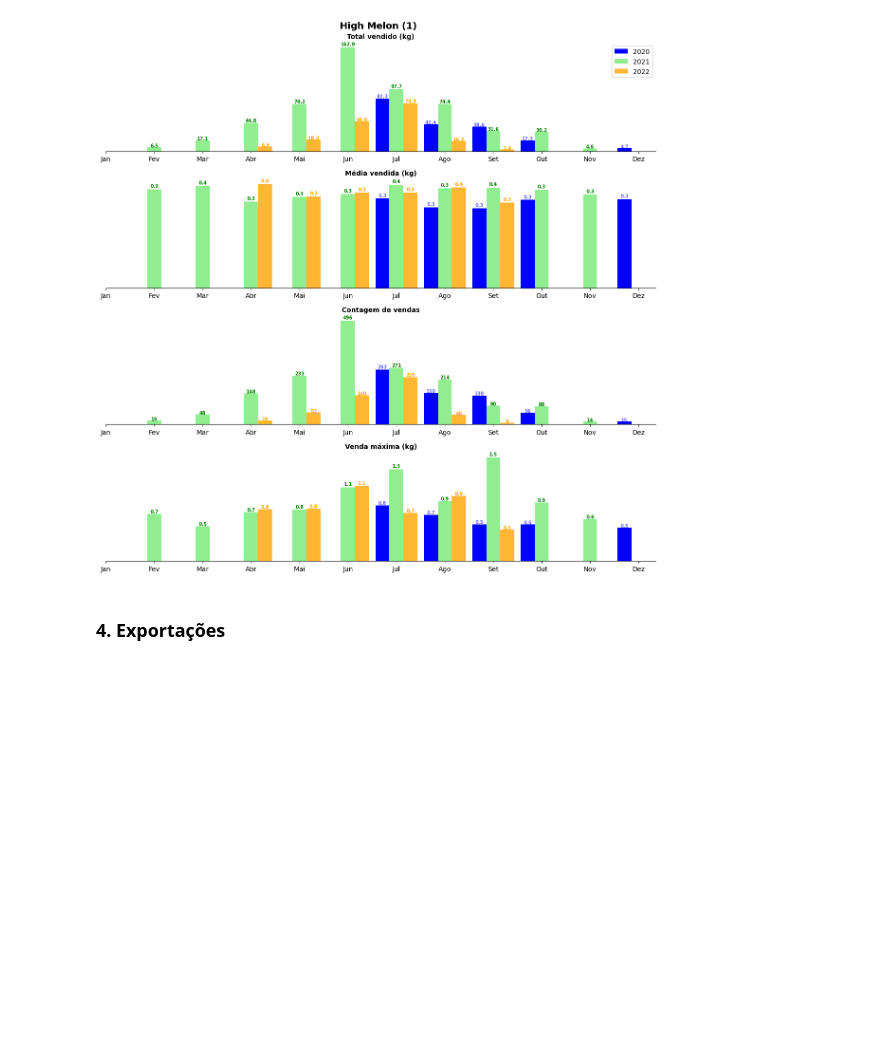
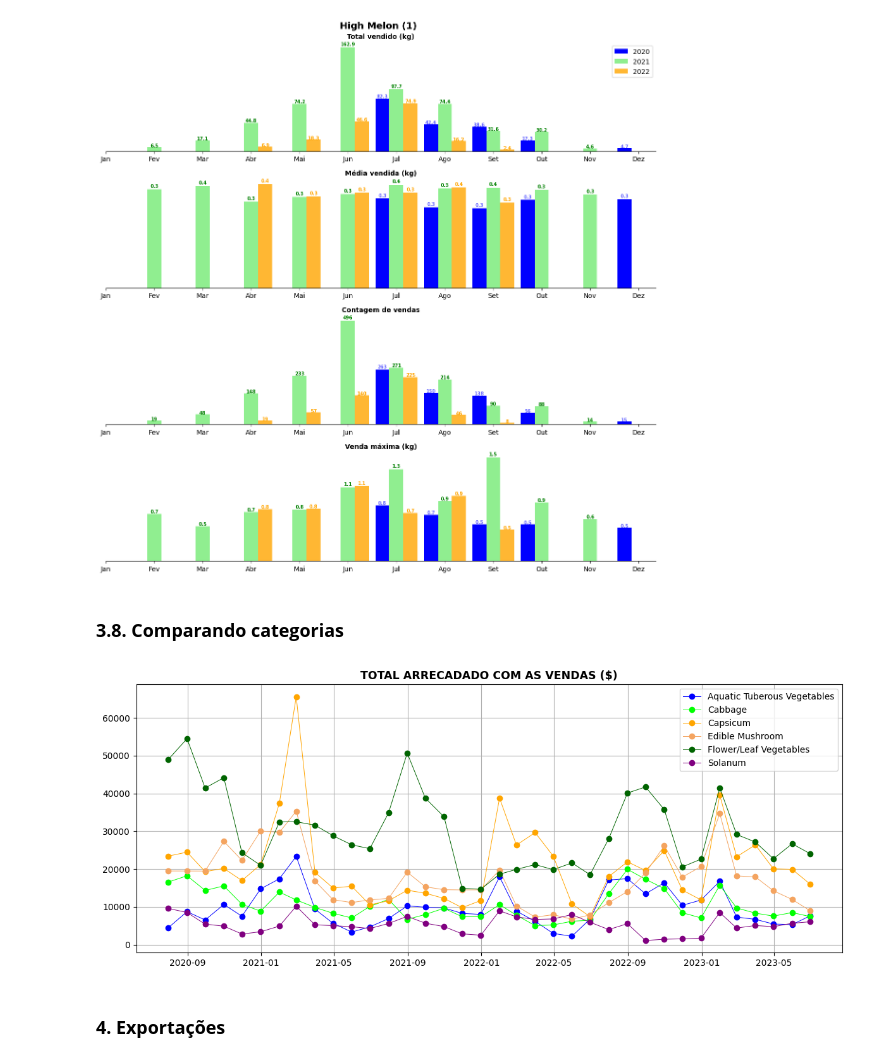
Before and after one commit to Thicon/Vendas-de-Vegetais, a Jupyter notebook: notebooks/EDA 02 - Análise de vendas.ipynb, the cells around one changed output. Saved outputs shown, nothing was run; the diff lists cells and outputs as text; code cells hidden in the pictures; blank space fills up the shorter version.

```diff
--- a/notebooks/EDA 02 - Análise de vendas.ipynb
+++ b/notebooks/EDA 02 - Análise de vendas.ipynb
@@ -441,5 +441,24 @@ stats_produtos_anos(base,"High Melon (1)", salvar=True, salvar_como="12_high_mel
 # %% [output]
 [figure]
+# %% [markdown]
+### **3.8. Comparando categorias**
+# %%
+categorias = sorted(base_datas['Category Name'].unique())
+cores = ['blue','lime','orange','sandybrown','darkgreen','purple']
+
+
+fig, ax = plt.subplots(figsize=(12,5), tight_layout=True)
+for categoria,cor in zip(categorias,cores):
+    a = base_datas.loc[base_datas['Category Name'] == categoria].copy()
+    a = a['Total'].resample('ME').sum()
+    ax.plot(a, label=categoria, linewidth=0.7, marker='o', c=cor)
+    ax.legend()
+ax.grid()
+ax.set_title("TOTAL ARRECADADO COM AS VENDAS ($)", fontsize=12.5, fontweight='bold')
+plt.savefig("../images/02_EDA_13_arrecadado_categorias.png")
+plt.show()
+# %% [output]
+[figure, added]
 # %% [markdown]
 ### **4. Exportações**
 # %%
```
Also changed, not shown: parts of 7 cells of this notebook, 5 other files.
